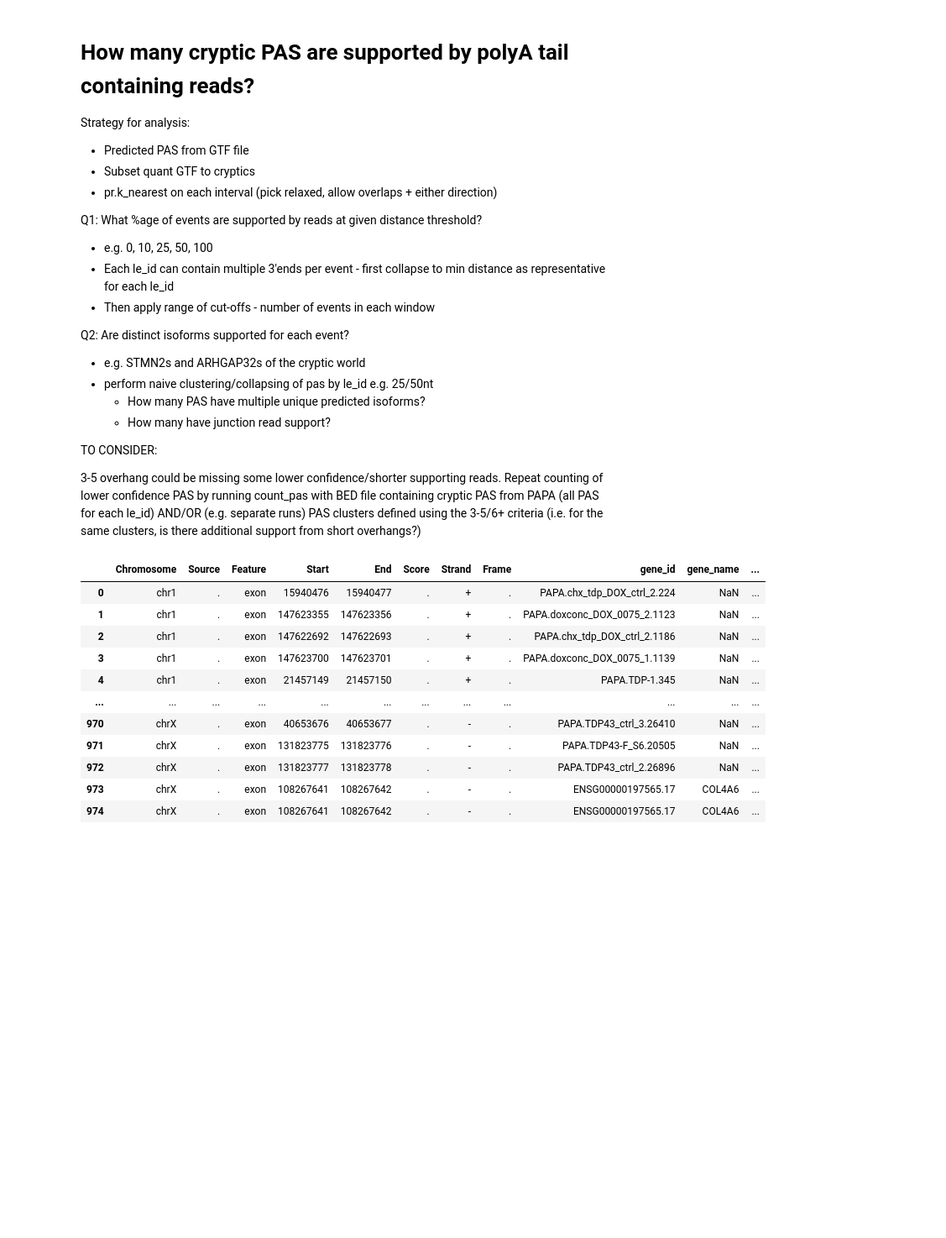
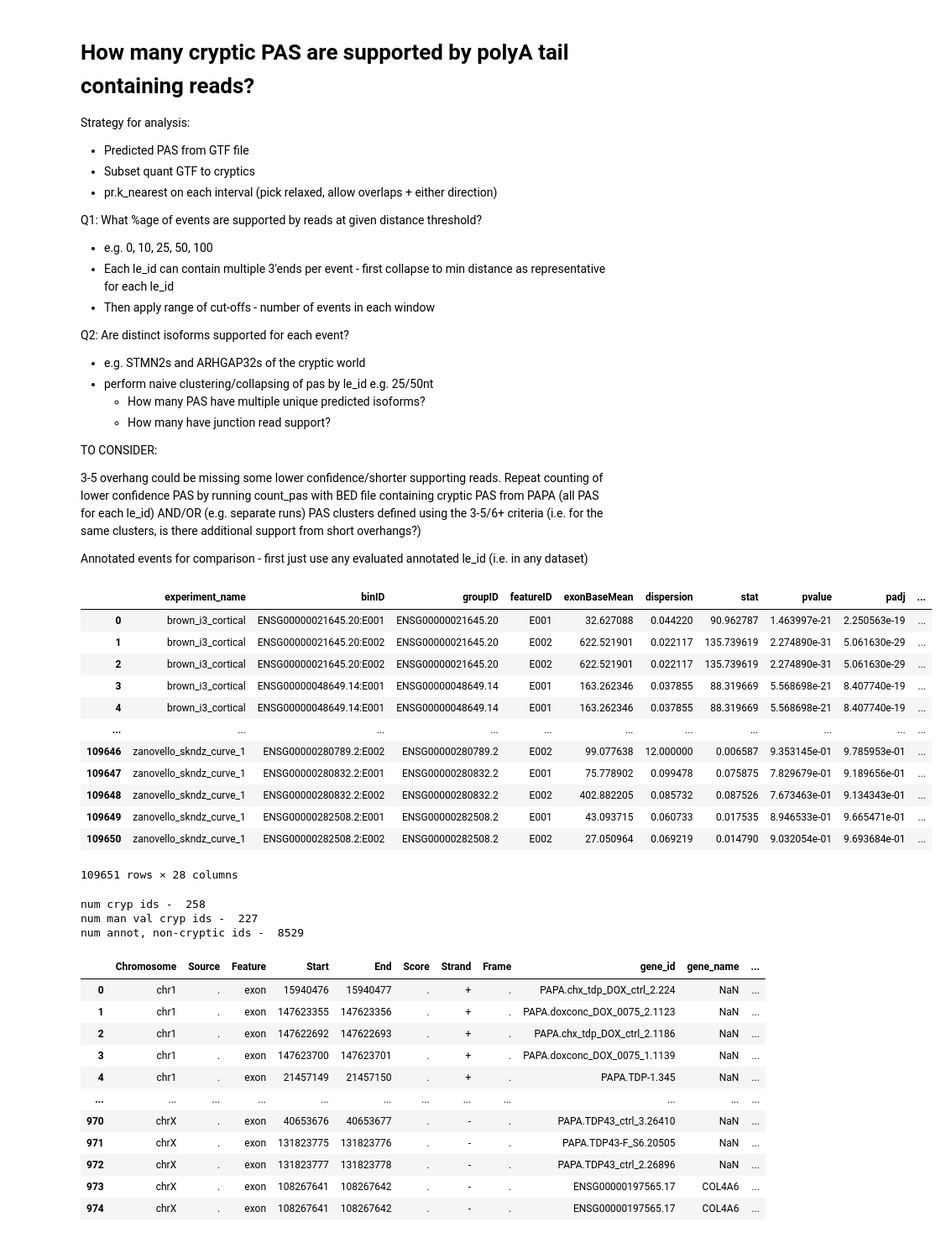
Before and after one commit to frattalab/tdp43-apa, a Jupyter notebook: preprocessing/scripts/curate_cryptics_polya_tail_reads.ipynb, the cells around one changed output. Shown: that part at 84% size. Saved outputs shown, nothing was run; the diff lists cells and outputs as text; code cells hidden in the pictures; blank space fills up the shorter version.

Commit message:
run across all distance thresholds. Include any evaluated annotated event

```diff
--- a/preprocessing/scripts/curate_cryptics_polya_tail_reads.ipynb
+++ b/preprocessing/scripts/curate_cryptics_polya_tail_reads.ipynb
@@ -24,6 +24,8 @@ Q2: Are distinct isoforms supported for each event?
 TO CONSIDER:
 
 3-5 overhang could be missing some lower confidence/shorter supporting reads. Repeat counting of lower confidence PAS by running count_pas with BED file containing cryptic PAS from PAPA (all PAS for each le_id) AND/OR (e.g. separate runs) PAS clusters defined using the 3-5/6+ criteria (i.e. for the same clusters, is there additional support from short overhangs?)
+
+Annotated events for comparison - first just use any evaluated annotated le_id (i.e. in any dataset)
 # %%
 import pyranges as pr
 import pandas as pd
@@ -117,4 +119,38 @@ quant_le = pr.read_gtf("../data/novel_ref_combined.last_exons.gtf")
 cryptics_df = pd.read_csv("../processed/2023-12-10_cryptics_summary_all_events.tsv", sep="\t")
 # after manual validation (just to get some idea)
 cryptics_mv_df = pd.read_csv("../processed/2023-12-10_cryptics_summary_all_events_bleedthrough_manual_validation.tsv", sep="\t")
+# %%
+# Combined differential analysis table for all events
+dexseq_df = pd.read_csv("../processed/PAPA/2023-12-10_i3_cortical_zanovello.all_datasets.dexseq_apa.results.processed.cleaned.tsv", sep="\t")
+dexseq_df
+# %% [output]
+|  | experiment_name | binID | groupID | featureID | exonBaseMean | dispersion | stat | pvalue | padj | ... |
+| 0 | brown_i3_cortical | ENSG00000021645.20:E001 | ENSG00000021645.20 | E001 | 32.627088 | 0.044220 | 90.962787 | 1.463997e-21 | 2.250563e-19 | ... |
+| 1 | brown_i3_cortical | ENSG00000021645.20:E002 | ENSG00000021645.20 | E002 | 622.521901 | 0.022117 | 135.739619 | 2.274890e-31 | 5.061630e-29 | ... |
+| 2 | brown_i3_cortical | ENSG00000021645.20:E002 | ENSG00000021645.20 | E002 | 622.521901 | 0.022117 | 135.739619 | 2.274890e-31 | 5.061630e-29 | ... |
+| 3 | brown_i3_cortical | ENSG00000048649.14:E001 | ENSG00000048649.14 | E001 | 163.262346 | 0.037855 | 88.319669 | 5.568698e-21 | 8.407740e-19 | ... |
+| 4 | brown_i3_cortical | ENSG00000048649.14:E001 | ENSG00000048649.14 | E001 | 163.262346 | 0.037855 | 88.319669 | 5.568698e-21 | 8.407740e-19 | ... |
+| ... | ... | ... | ... | ... | ... | ... | ... | ... | ... | ... |
+| 109646 | zanovello_skndz_curve_1 | ENSG00000280789.2:E002 | ENSG00000280789.2 | E002 | 99.077638 | 12.000000 | 0.006587 | 9.353145e-01 | 9.785953e-01 | ... |
+| 109647 | zanovello_skndz_curve_1 | ENSG00000280832.2:E001 | ENSG00000280832.2 | E001 | 75.778902 | 0.099478 | 0.075875 | 7.829679e-01 | 9.189656e-01 | ... |
+| 109648 | zanovello_skndz_curve_1 | ENSG00000280832.2:E002 | ENSG00000280832.2 | E002 | 402.882205 | 0.085732 | 0.087526 | 7.673463e-01 | 9.134343e-01 | ... |
+| 109649 | zanovello_skndz_curve_1 | ENSG00000282508.2:E001 | ENSG00000282508.2 | E001 | 43.093715 | 0.060733 | 0.017535 | 8.946533e-01 | 9.665471e-01 | ... |
+| 109650 | zanovello_skndz_curve_1 | ENSG00000282508.2:E002 | ENSG00000282508.2 | E002 | 27.050964 | 0.069219 | 0.014790 | 9.032054e-01 | 9.693684e-01 | ... |
+109651 rows × 28 columns
+# %%
+# get lists of IDs for further analysis
+
+# cryptic IDs
+cryp_le_ids = set(cryptics_df.le_id)
+cryp_le_ids_mv = set(cryptics_mv_df.le_id)
+
+# annotated ids - any evaluated, non-cryptic annotated event
+annot_any_le_ids = set(dexseq_df.loc[dexseq_df.annot_status == "annotated", "le_id"]) - set(cryp_le_ids)
+print("num cryp ids - ", len(cryp_le_ids))
+print("num man val cryp ids - ", len(cryp_le_ids_mv))
+print("num annot, non-cryptic ids - ", len(annot_any_le_ids))
+# %% [output]
+num cryp ids -  258
+num man val cryp ids -  227
+num annot, non-cryptic ids -  8529
 # %%
```
Also changed, not shown: parts of 5 cells of this notebook.
